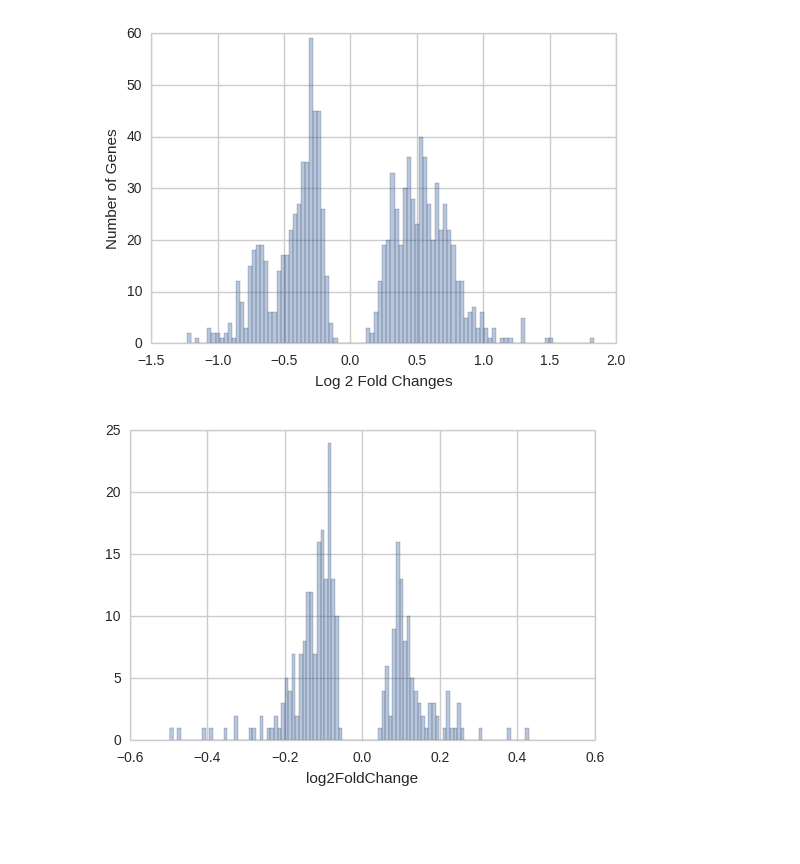
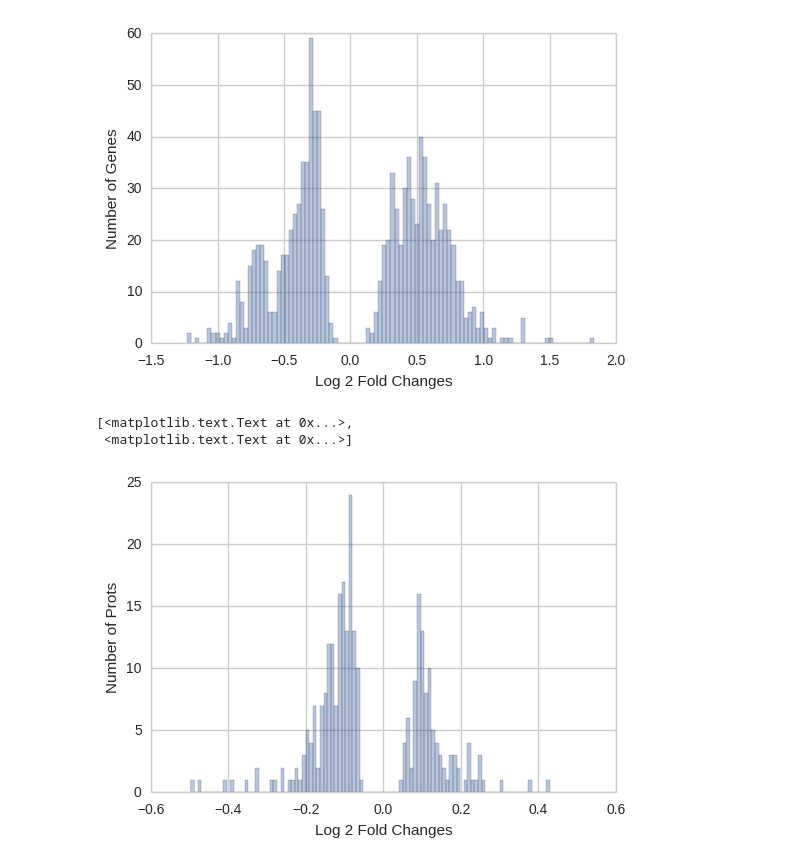
Before and after one commit to J-Wengler/winter-internship-2017, a Jupyter notebook: src/parkinsonDE.ipynb, the cells around one changed output. Cells and saved outputs as stored; diff of their text form; code cells hidden in the pictures; blank space fills up the shorter version.

```diff
--- a/src/parkinsonDE.ipynb
+++ b/src/parkinsonDE.ipynb
@@ -85,15 +85,17 @@ log2FCPlot.set(xlabel='Log 2 Fold Changes', ylabel='Number of Genes')
 # %%
 protDatPD = pd.read_table('protPDE.csv')
 
 # print(protDatPD.head())
 
 lowQVal = protDatPD[protDatPD['qvalue'] < 0.05]
 
 #print(lowQVal)
 
 log2FCPData = lowQVal['log2FoldChange']
 log2FCPPlot = sns.distplot(log2FCPData, kde=False, bins=100)
 
-# log2FCPlot.set(xlabel='Log 2 Fold Changes', ylabel='Number of Prots')
+log2FCPPlot.set(xlabel='Log 2 Fold Changes', ylabel='Number of Prots')
 # %% [output]
+[<matplotlib.text.Text at 0x...>,
+ <matplotlib.text.Text at 0x...>]
-[figure, old version]
+[figure, new version]
```
Also changed, not shown: parts of 4 cells of this notebook.
